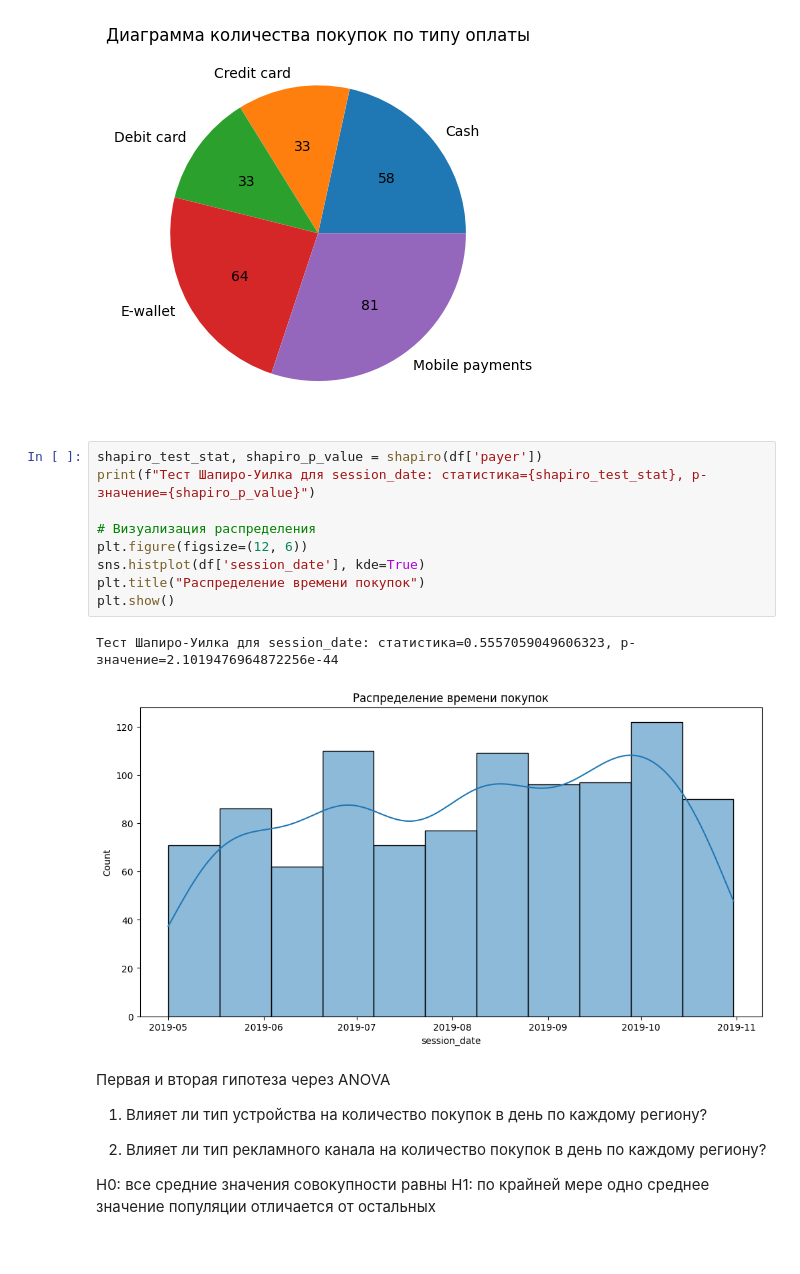
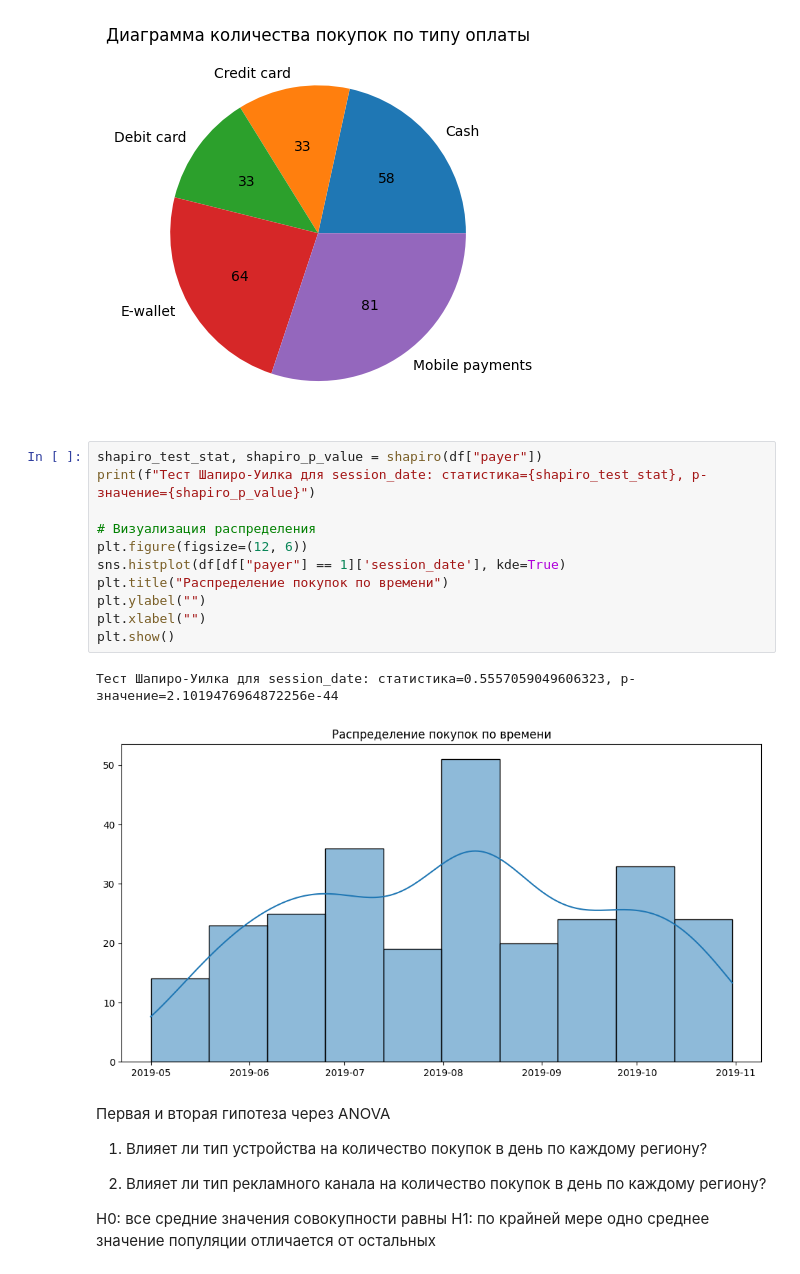
Before and after one commit to yandex-lyceum-org/data-analysis, a Jupyter notebook: main.ipynb, the cells around one changed output. Saved outputs shown, nothing was run; the diff lists cells and outputs as text.

```diff
--- a/main.ipynb
+++ b/main.ipynb
@@ -523,17 +523,19 @@ plt.show()
 # %% [output]
 [figure]
 # %%
-shapiro_test_stat, shapiro_p_value = shapiro(df['payer'])
+shapiro_test_stat, shapiro_p_value = shapiro(df["payer"])
 print(f"Тест Шапиро-Уилка для session_date: статистика={shapiro_test_stat}, p-значение={shapiro_p_value}")
 
 # Визуализация распределения
 plt.figure(figsize=(12, 6))
-sns.histplot(df['session_date'], kde=True)
-plt.title("Распределение времени покупок")
+sns.histplot(df[df["payer"] == 1]['session_date'], kde=True)
+plt.title("Распределение покупок по времени")
+plt.ylabel("")
+plt.xlabel("")
 plt.show()
 # %% [output]
 Тест Шапиро-Уилка для session_date: статистика=0.5557059049606323, p-значение=2.1019476964872256e-44
-[figure, old version]
+[figure, new version]
 # %% [markdown]
 Первая и вторая гипотеза через ANOVA
 
```
